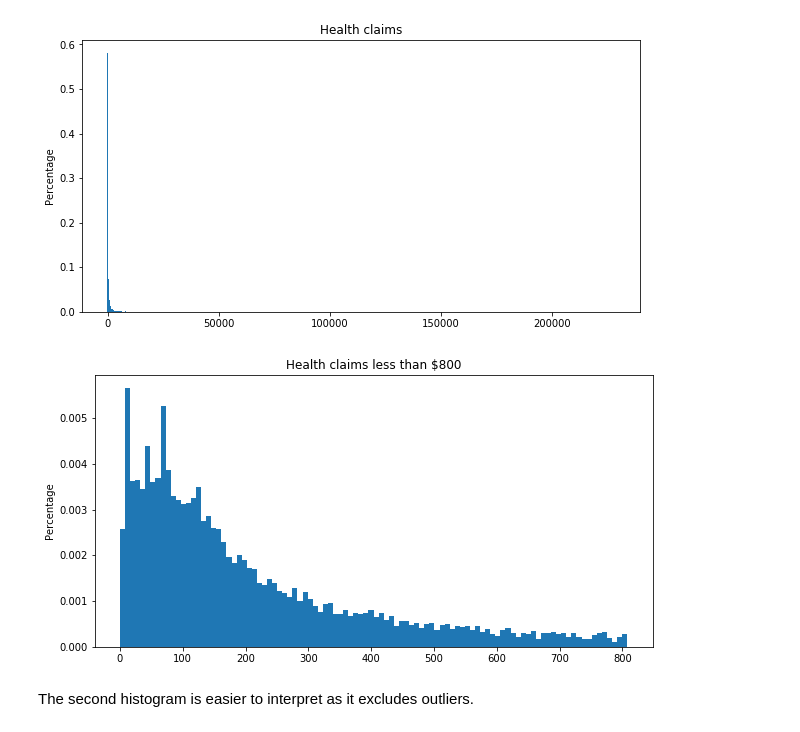
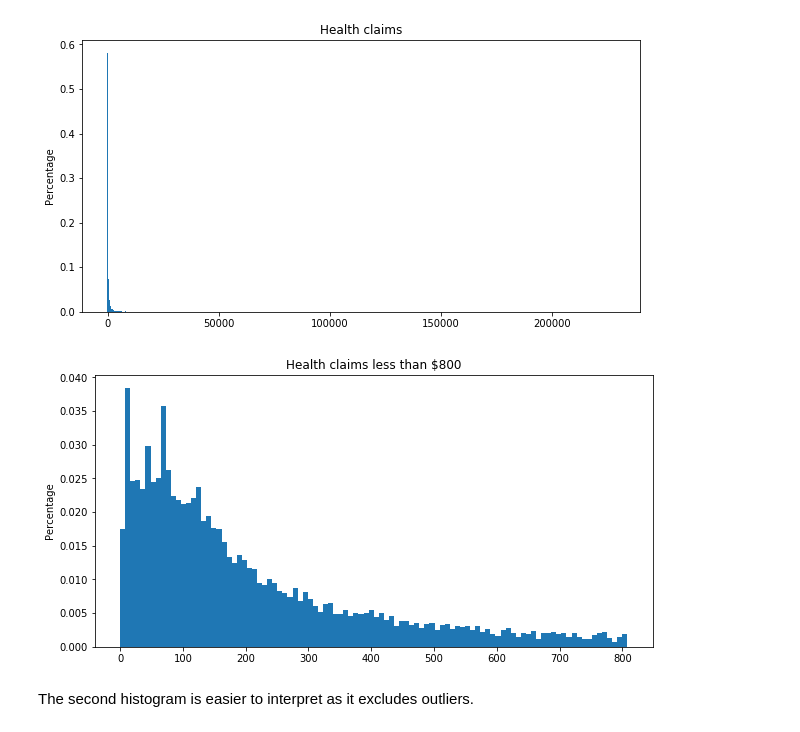
Before and after one commit to natashawatkins/BootCamp2018, a Jupyter notebook: Probsets/Econ/Probset5/structural-estimation.ipynb, the cells around one changed output. Saved outputs shown, nothing was run; the diff lists cells and outputs as text; code cells hidden in the pictures.

```diff
--- a/Probsets/Econ/Probset5/structural-estimation.ipynb
+++ b/Probsets/Econ/Probset5/structural-estimation.ipynb
@@ -30,26 +30,26 @@ claims.agg(['mean', 'median', 'max', 'min', 'std'])
 | min | 0.010000 |
 | std | 3972.850824 |
 # %%
-hist, bins = np.histogram(claims.dropna(), bins=1000, density=True)
-hist = hist / hist.sum()
+hist, bins = np.histogram(claims.dropna(), bins=1000)
+hist_density = hist / hist.sum()
 plt.figure(figsize=(10, 5))
-plt.bar(np.linspace(bins.min(), bins.max(), len(hist)), hist, width=bins[1])
+plt.bar(np.linspace(bins.min(), bins.max(), len(hist_density)), hist_density, width=bins[1])
 plt.title('Health claims')
 plt.ylabel('Percentage')
 plt.show()
 # %% [output]
 [figure]
 # %%
-hist_new, bins_new = np.histogram(claims[claims <= 800].dropna(), bins=100, density=True)
+hist_new, bins_new = np.histogram(claims[claims <= 800].dropna(), bins=100)
 hist_new = hist_new / hist.sum()
 plt.figure(figsize=(10, 5))
 plt.bar(np.linspace(bins_new.min(), bins_new.max(), len(hist_new)),
         hist_new, width=bins_new[1]+0.1, align='edge')
 plt.title('Health claims less than $800')
 plt.ylabel('Percentage')
 plt.show()
 # %% [output]
-[figure, old version]
+[figure, new version]
 # %% [markdown]
 The second histogram is easier to interpret as it excludes outliers.
 # %% [markdown]
```
Also changed, not shown: parts of 11 cells of this notebook.
